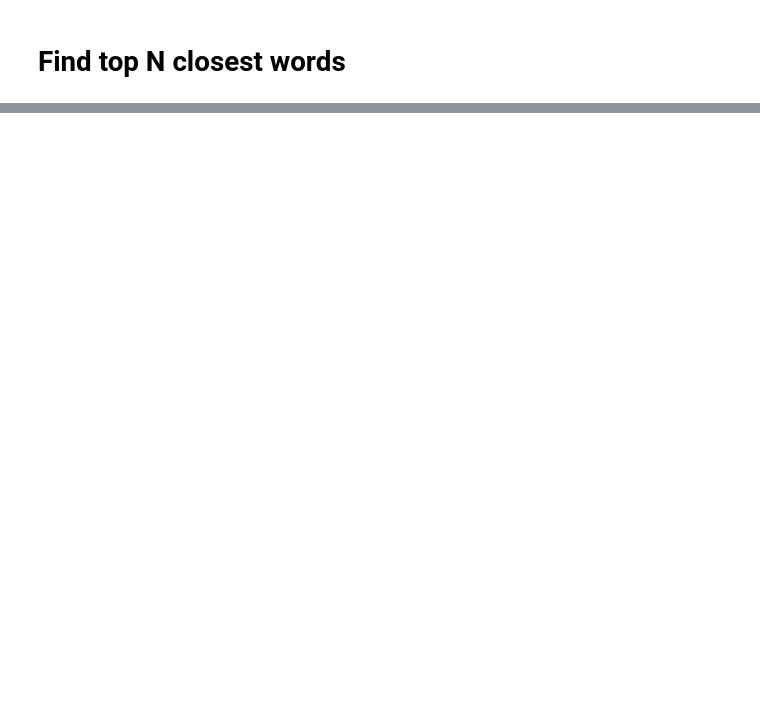
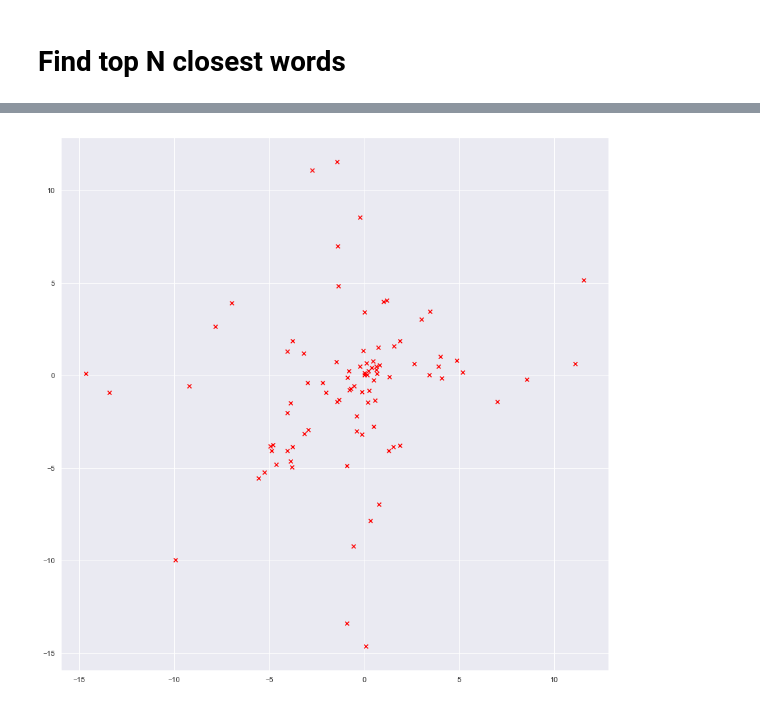
Before and after one commit to mehrotrasan16/CORDTopicBasedSearchEngine-CS535, a Jupyter notebook: CS535-Team5-TopicBasedSearchEngine-CORD-19.ipynb, the cells around one changed output, grey strips where cells are left out. Cells and saved outputs as stored; diff of their text form; code cells hidden in the pictures; blank space fills up the shorter version.

```diff
--- a/CS535-Team5-TopicBasedSearchEngine-CORD-19.ipynb
+++ b/CS535-Team5-TopicBasedSearchEngine-CORD-19.ipynb
@@ -842,0 +896,26 @@ result
+# %%
+from pyspark.mllib.clustering import KMeans, KMeansModel
+
+cluster_centers = []
+
+# Build the model (cluster the data)
+for k in range(2, 20):
+    clusters = KMeans.train(projected.rows,
+                            k,
+                            maxIterations=10,
+                            initializationMode="random",
+                            seed=50,
+                            initializationSteps=5,
+                            epsilon=1e-4)
+
+    # Evaluate clustering by computing Within Set Sum of Squared Errors
+    def error(point):
+        center = clusters.centers[clusters.predict(point)]
+        return sqrt(sum([x**2 for x in (point - center)]))
+
+    WSSSE = projected.rows.map(lambda point: error(point)).reduce(lambda x, y: x + y)
+    print("The cluster {} has Within Set Sum of Squared Error {}".format(k, WSSSE))
+
+    centers = clusters.clusterCenters
+
+    cluster_centers.append(centers)
@@ -842,0 +959,17 @@ result
+# %%
+rdd_split_int = projected.rows.map(lambda x: [float(x[0]), float(x[1]), float(x[2]), float(x[3]), float(x[4]), float(x[5]), float(x[6]), float(x[7]), float(x[8])])
+
+# Convert rdd_split_int RDD into Spark DataFrame
+rdd_split_int_df = spark.createDataFrame(rdd_split_int, schema=["col1", "col2", "col3", "col4", "col5", "col6", "col7", "col8", "col9"])
+
+# Convert Spark DataFrame into Pandas DataFrame
+rdd_split_int_df_pandas = rdd_split_int_df.toPandas()
+
+# Convert "cluster_centers" that you generated earlier into Pandas DataFrame
+cluster_centers_pandas = pd.DataFrame(cluster_centers[8], columns=["col1", "col2", "col3", "col4", "col5", "col6", "col7", "col8", "col9"])
+
+# Create an overlaid scatter plot
+plt.scatter(rdd_split_int_df_pandas, cluster_centers_pandas, color="red", marker="x")
+plt.show()
+# %% [output]
+[figure, added]
```
Also changed, not shown: parts of 36 cells of this notebook.
